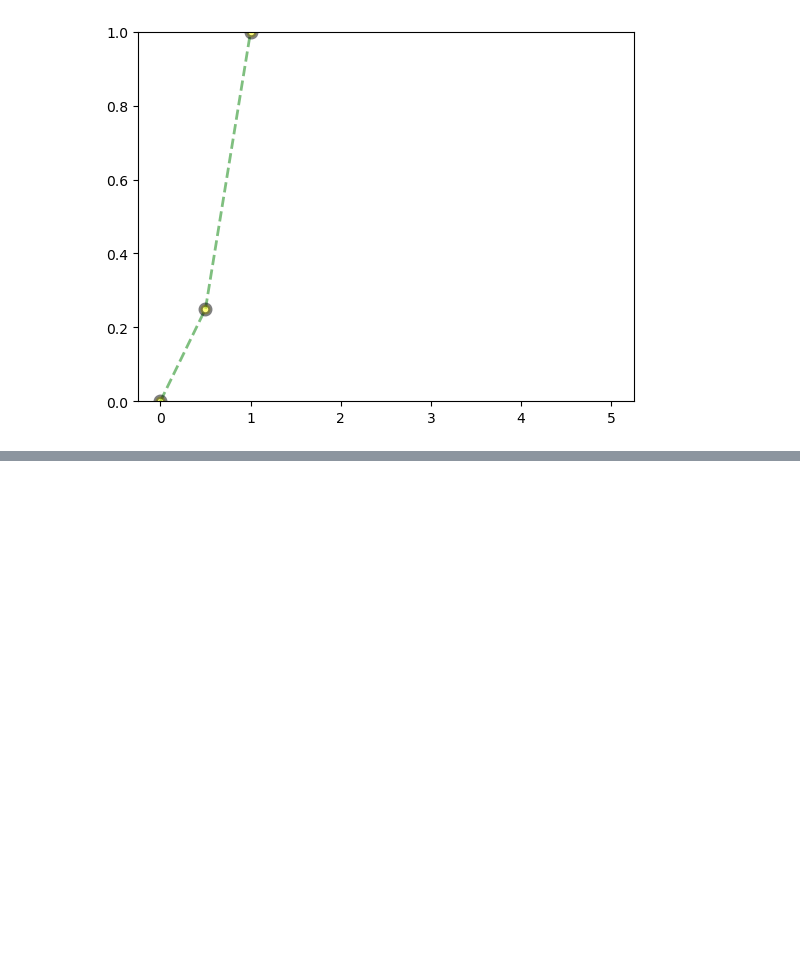
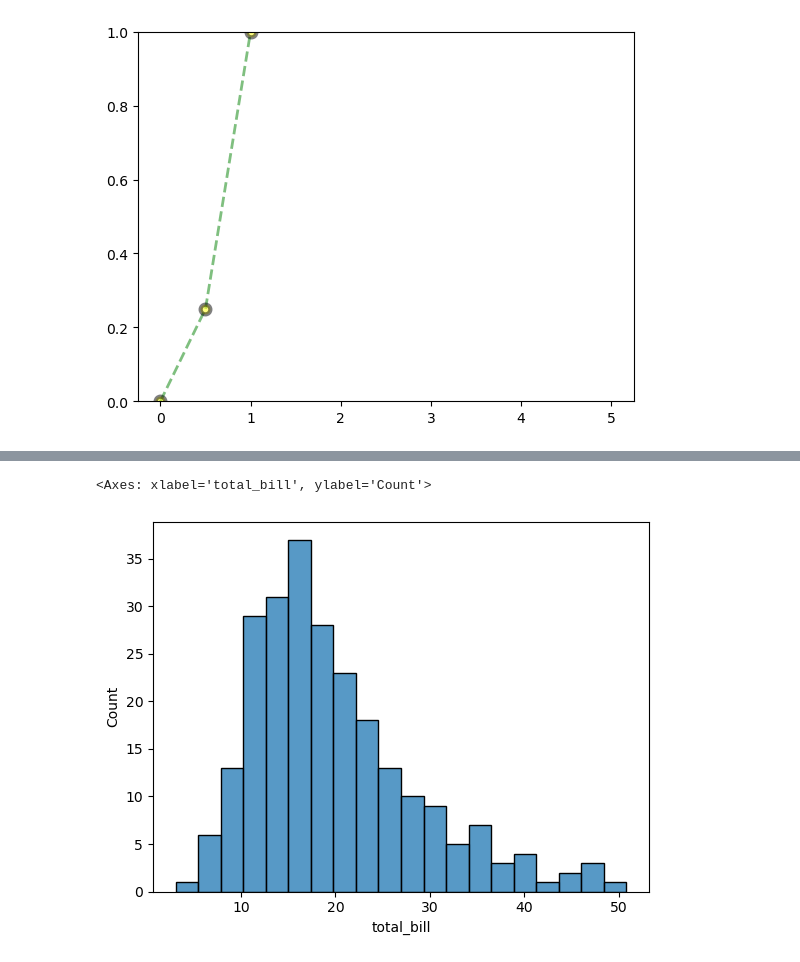
Before and after one commit to shabad023/Revising_Data_Science, a Jupyter notebook: LearnDataSci.ipynb, the cells around one changed output, grey strips where cells are left out. Cells and saved outputs as stored; diff of their text form; code cells hidden in the pictures; blank space fills up the shorter version.

```diff
--- a/LearnDataSci.ipynb
+++ b/LearnDataSci.ipynb
@@ -1607,0 +1671,5 @@ ax.set_ylim([0,1])
+# %%
+sns.histplot(tips['total_bill'],bins=20)
+# %% [output]
+<Axes: xlabel='total_bill', ylabel='Count'>
+[figure, added]
```
Also changed, not shown: parts of 75 cells of this notebook.
